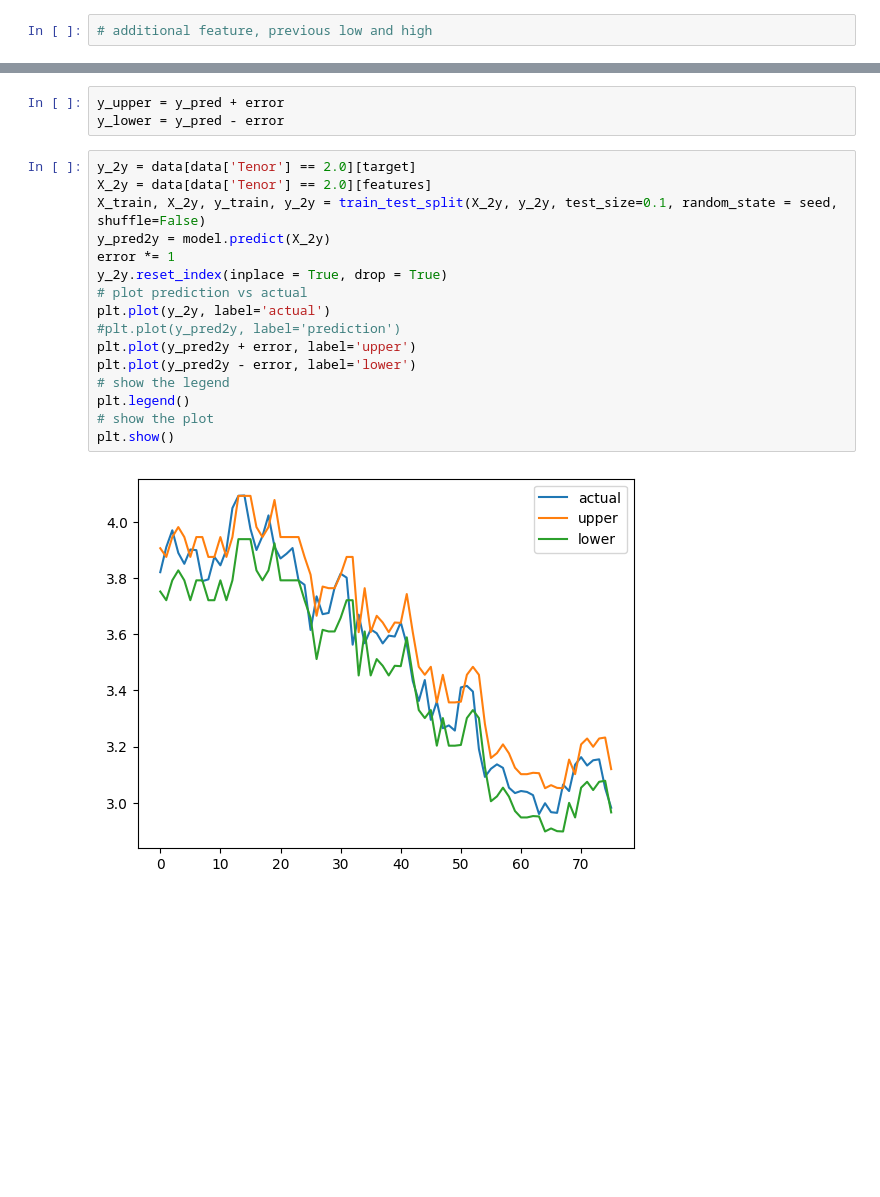
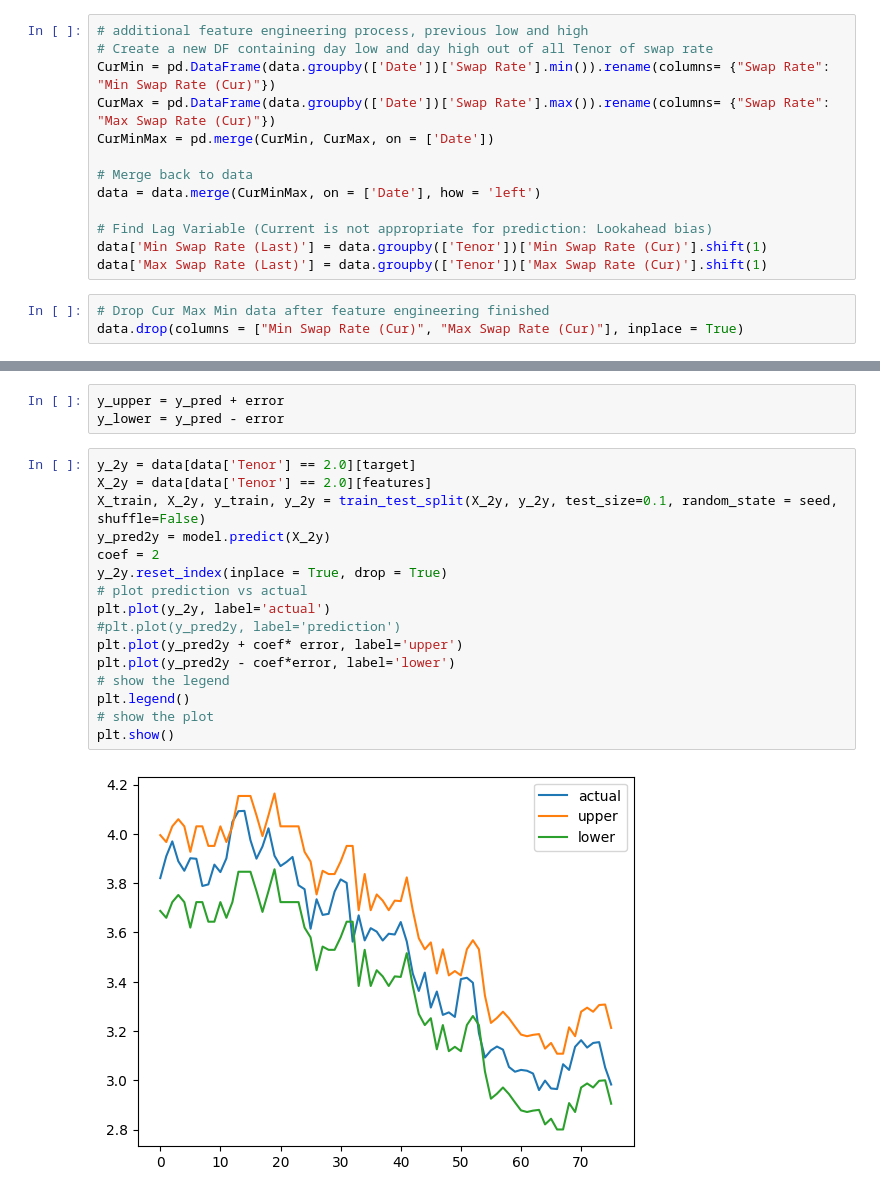
Before and after one commit to jacksonhk/UBS-data, a Jupyter notebook: SwapRateModel.ipynb, the cells around one changed output, grey strips where cells are left out. Saved outputs shown, nothing was run; the diff lists cells and outputs as text; blank space fills up the shorter version.

```diff
--- a/SwapRateModel.ipynb
+++ b/SwapRateModel.ipynb
@@ -153,3 +153,17 @@ data.head(100)
 # %%
-# additional feature, previous low and high
+# additional feature engineering process, previous low and high
+# Create a new DF containing day low and day high out of all Tenor of swap rate
+CurMin = pd.DataFrame(data.groupby(['Date'])['Swap Rate'].min()).rename(columns= {"Swap Rate": "Min Swap Rate (Cur)"})
+CurMax = pd.DataFrame(data.groupby(['Date'])['Swap Rate'].max()).rename(columns= {"Swap Rate": "Max Swap Rate (Cur)"})
+CurMinMax = pd.merge(CurMin, CurMax, on = ['Date'])
+
+# Merge back to data
+data = data.merge(CurMinMax, on = ['Date'], how = 'left')
+
+# Find Lag Variable (Current is not appropriate for prediction: Lookahead bias)
+data['Min Swap Rate (Last)'] = data.groupby(['Tenor'])['Min Swap Rate (Cur)'].shift(1)
+data['Max Swap Rate (Last)'] = data.groupby(['Tenor'])['Max Swap Rate (Cur)'].shift(1)
+# %%
+# Drop Cur Max Min data after feature engineering finished
+data.drop(columns = ["Min Swap Rate (Cur)", "Max Swap Rate (Cur)"], inplace = True)
 # %%
@@ -334,20 +362,20 @@ y_lower = y_pred - error
 # %%
 y_2y = data[data['Tenor'] == 2.0][target]
 X_2y = data[data['Tenor'] == 2.0][features]
 X_train, X_2y, y_train, y_2y = train_test_split(X_2y, y_2y, test_size=0.1, random_state = seed, shuffle=False)
 y_pred2y = model.predict(X_2y)
-error *= 1
+coef = 2
 y_2y.reset_index(inplace = True, drop = True)
 # plot prediction vs actual
 plt.plot(y_2y, label='actual')
 #plt.plot(y_pred2y, label='prediction')
-plt.plot(y_pred2y + error, label='upper')
-plt.plot(y_pred2y - error, label='lower')
+plt.plot(y_pred2y + coef* error, label='upper')
+plt.plot(y_pred2y - coef*error, label='lower')
 # show the legend
 plt.legend()
 # show the plot
 plt.show()
 # %% [output]
-[figure, old version]
+[figure, new version]
 # %%
 # compute the prediction error vector on the validation set
```
Also changed, not shown: parts of 18 cells of this notebook.
